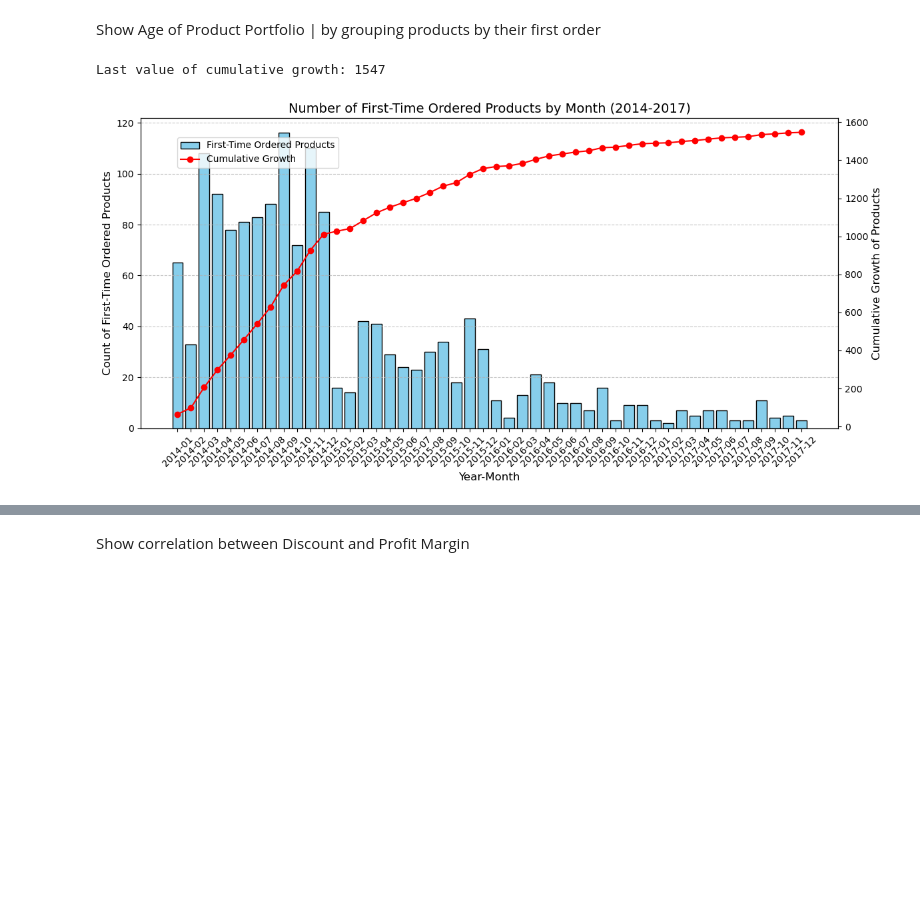
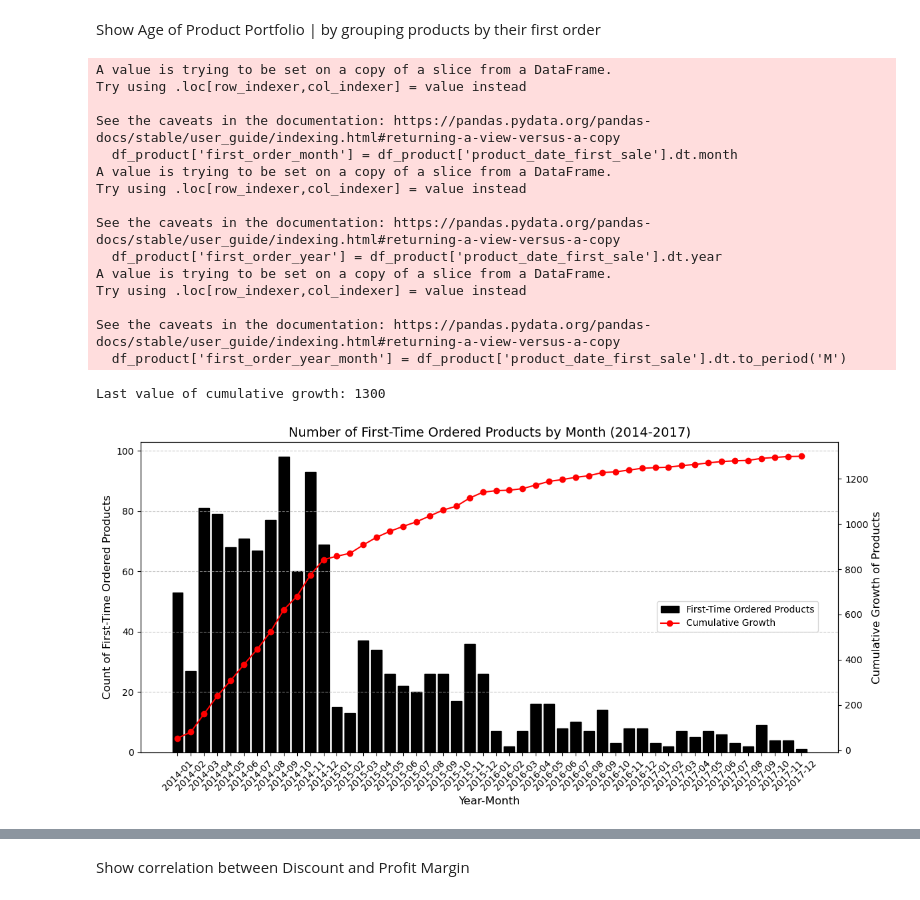
Before and after one commit to puma202581/CAB_Project_05_Superstore, a Jupyter notebook: Superstore_Feature_Eng_order_in_2017.ipynb, the cells around one changed output, grey strips where cells are left out. Saved outputs shown, nothing was run; the diff lists cells and outputs as text; code cells hidden in the pictures; blank space fills up the shorter version.

```diff
--- a/Superstore_Feature_Eng_order_in_2017.ipynb
+++ b/Superstore_Feature_Eng_order_in_2017.ipynb
@@ -996,6 +996,16 @@ df_product = df[['product_id', 'product_name', 'category', 'subcategory', 'produ
                  ]].drop_duplicates()
 
 
+# Calculate sub_category_competition
+# Add a new column in df_product which has for each product_id the number of product_id which are in the same subcategory as the product_id itself
+
+
+# Add a new column 'sub_category_count' with the number of product_id in the same subcategory
+subcategory_counts = df_product.groupby('subcategory')['product_id'].transform('count')
+df_product['sub_category_count'] = subcategory_counts.values
+
+
+
 # Take out all product_id with product last_sale_date in 2014, 2015 or 2016. Save data of removed products in a new df df_obsolete
 df_obsolete = df_product[df_product['product_date_last_sale'].dt.year.isin([2014, 2015, 2016])]
 df_product = df_product[~df_product['product_date_last_sale'].dt.year.isin([2014, 2015, 2016])]
@@ -1003,6 +1013,7 @@ df_product = df_product[~df_product['product_date_last_sale'].dt.year.isin([2014
 # Attention: this removed 347 SKUs from df_product, ~18% of all products
 
 
+
 df_product = df_product.sort_values(by=['product_id'])
 df_product = df_product.reset_index(drop=True)
 df_product.info()
@@ -1040,0 +1052,15 @@ memory usage: 169.3+ KB
+# %%
+# Calculate total_sales by product (after discount)
+df_product['total_sales'] = df_product['product_id'].map(
+    df.groupby('product_id')['sales'].sum()
+)
+
+# Calculate buy_sell_ratio by product
+df_product['buy_sell_ratio'] = df_product['product_id'].map(
+    df.groupby('product_id').apply(lambda x: x['selling_price'].mean() / x['purchase_price'].mean())
+)
+
+# Calculate sub_category_competition
+
+
+df_product
@@ -1089,4 +1131,7 @@ df_product
 # show products with avg_profit_per_order < 0
 df_product[df_product['avg_profit_per_order'] < 0]
 
+# Drop all rows where avg_profit_per_order < 0 from df_product
+df_product = df_product[df_product['avg_profit_per_order'] >= 0]
+
 # 247 products fullfill condition -> Cancel products
@@ -1106,0 +1138,8 @@ df_product[df_product['avg_profit_per_order'] < 0]
+# %%
+# generate new column 'avg_discount_per_order' in df_product using all row-id for one product_id from dataframe df and adding up values in column 'discount' and then dividing by count of row_id for this product_id
+# To avoid the SettingWithCopyWarning, use .loc for assignment:
+df_product.loc[:, 'avg_discount_per_order'] = df_product['product_id'].map(
+    df.groupby('product_id')['discount'].mean()
+)
+
+df_product
@@ -1354,34 +1412,49 @@ first_order_counts = df_product.groupby('first_order_year_month')['product_id'].
 
 # Plot the histogram and cumulative growth on the same plot
 fig, ax1 = plt.subplots(figsize=(12, 6))
 
 # Plot the histogram (bars)
-ax1.bar(first_order_counts.index.astype(str), first_order_counts, color='skyblue', edgecolor='black', label='First-Time Ordered Products')
+ax1.bar(first_order_counts.index.astype(str), first_order_counts, color='black', edgecolor='black', label='First-Time Ordered Products')
 ax1.set_xlabel('Year-Month', fontsize=12)
 ax1.set_ylabel('Count of First-Time Ordered Products', fontsize=12)
 ax1.tick_params(axis='x', rotation=45)
 ax1.grid(axis='y', linestyle='--', alpha=0.7)
 
 # Calculate cumulative growth of the number of product_id over time
 cumulative_growth = first_order_counts.cumsum()
 
 # Print the last value of cumulative_growth
 print("Last value of cumulative growth:", cumulative_growth.iloc[-1])
 
 # Plot the cumulative growth (line)
 ax2 = ax1.twinx()
 ax2.plot(first_order_counts.index.astype(str), cumulative_growth, color='red', linestyle='-', marker='o', label='Cumulative Growth')
 ax2.set_ylabel('Cumulative Growth of Products', fontsize=12)
 
 # Add legends for both axes
-fig.legend(loc='upper left', bbox_to_anchor=(0.1, 0.9), fontsize=10)
+fig.legend(loc='center left', bbox_to_anchor=(0.7, 0.5), fontsize=10)
 
 # Customize the plot
 plt.title('Number of First-Time Ordered Products by Month (2014-2017)', fontsize=14)
 
 # Show the plot
 plt.tight_layout()
 plt.show()
 # %% [output]
-Last value of cumulative growth: 1547
+A value is trying to be set on a copy of a slice from a DataFrame.
+Try using .loc[row_indexer,col_indexer] = value instead
+
+See the caveats in the documentation: https://pandas.pydata.org/pandas-docs/stable/user_guide/indexing.html#returning-a-view-versus-a-copy
+  df_product['first_order_month'] = df_product['product_date_first_sale'].dt.month
+A value is trying to be set on a copy of a slice from a DataFrame.
+Try using .loc[row_indexer,col_indexer] = value instead
+
+See the caveats in the documentation: https://pandas.pydata.org/pandas-docs/stable/user_guide/indexing.html#returning-a-view-versus-a-copy
+  df_product['first_order_year'] = df_product['product_date_first_sale'].dt.year
+A value is trying to be set on a copy of a slice from a DataFrame.
+Try using .loc[row_indexer,col_indexer] = value instead
+
+See the caveats in the documentation: https://pandas.pydata.org/pandas-docs/stable/user_guide/indexing.html#returning-a-view-versus-a-copy
+  df_product['first_order_year_month'] = df_product['product_date_first_sale'].dt.to_period('M')
+Last value of cumulative growth: 1300
-[figure, old version]
+[figure, new version]
```
Also changed, not shown: parts of 34 cells of this notebook, 5 other files.
